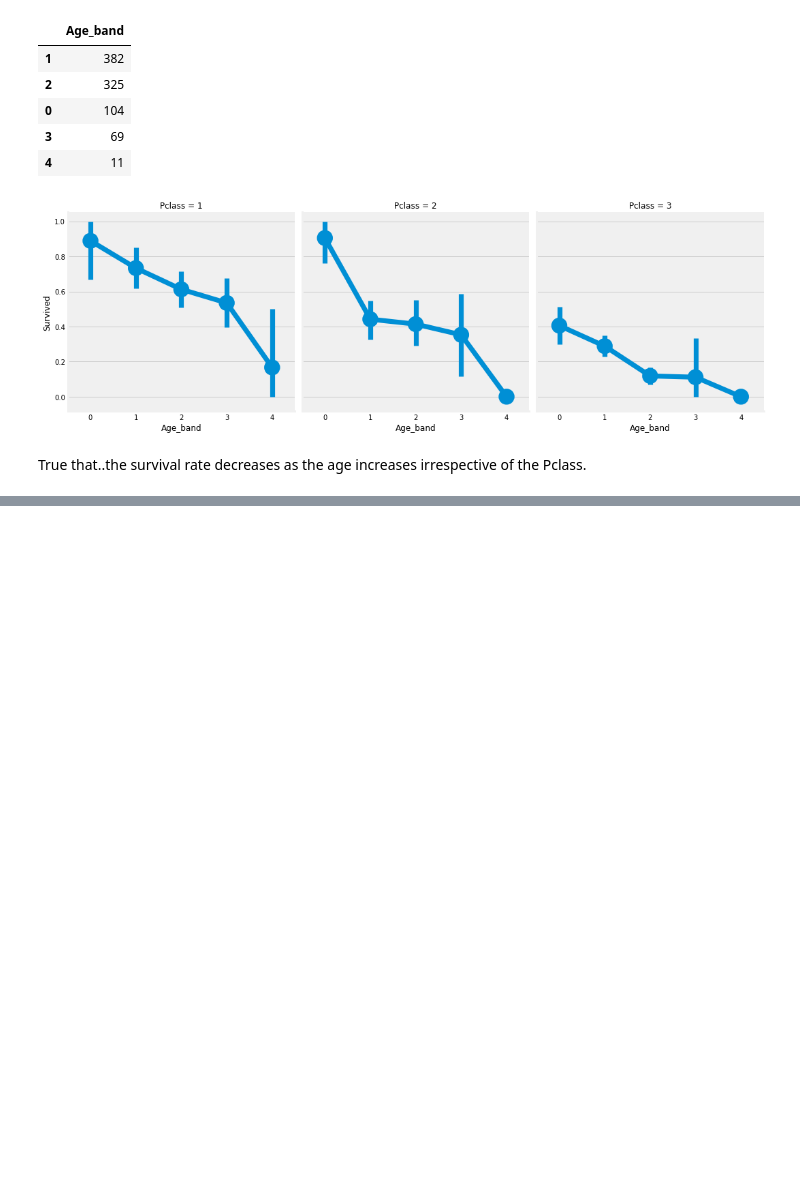
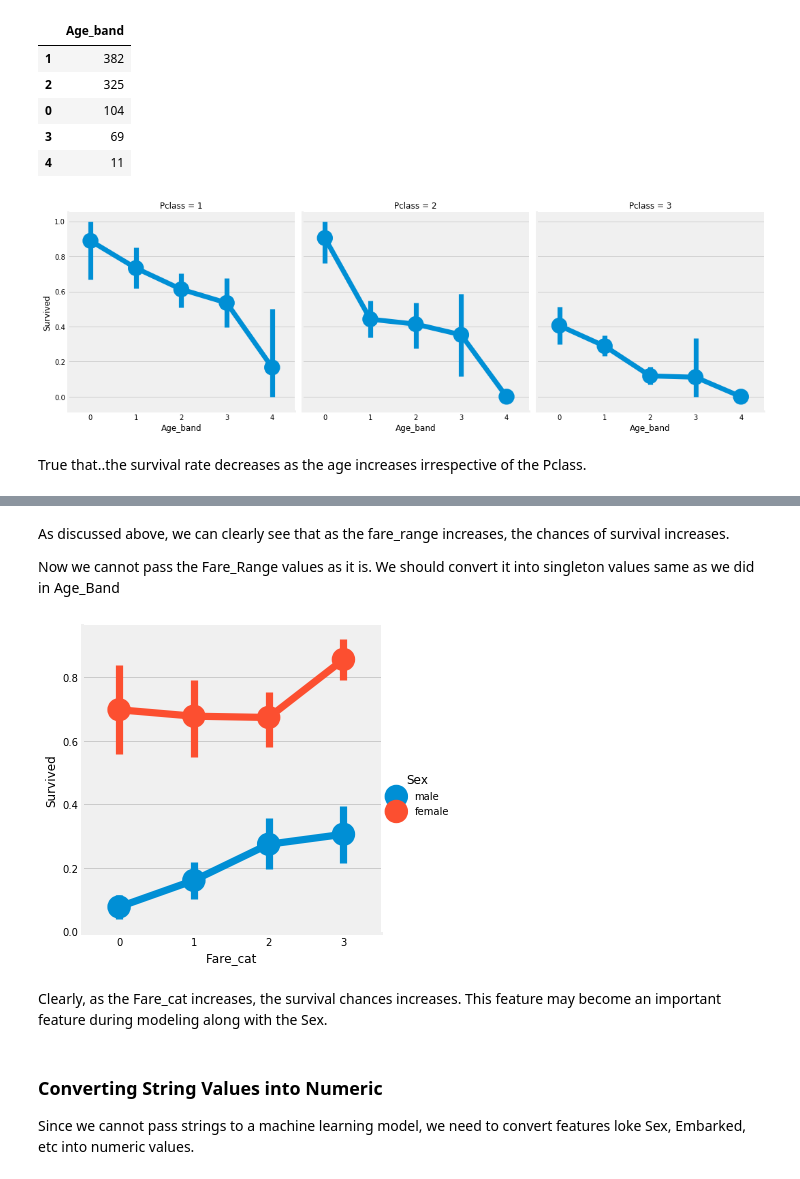
Before and after one commit to musainiramlee/Kaggle, a Jupyter notebook: Titanic Challenge.ipynb, the cells around one changed output, grey strips where cells are left out. Drawn from its saved outputs; the diff is of its cells as text; code cells hidden in the pictures; blank space fills up the shorter version.

```diff
--- a/Titanic Challenge.ipynb
+++ b/Titanic Challenge.ipynb
@@ -523,0 +557,3 @@ True that..the survival rate decreases as the age increases irrespective of the
+# %%
+df['Fare_Range']=pd.qcut(df['Fare'],4)
+df.groupby(['Fare_Range'])['Survived'].mean().to_frame().style.background_gradient(cmap='summer_r')
@@ -523,0 +567,20 @@ True that..the survival rate decreases as the age increases irrespective of the
+# %% [markdown]
+As discussed above, we can clearly see that as the fare_range increases, the chances of survival increases.
+
+Now we cannot pass the Fare_Range values as it is. We should convert it into singleton values same as we did in Age_Band
+# %%
+df['Fare_cat']=0
+df.loc[df['Fare']<=7.91,'Fare_cat']=0
+df.loc[(df['Fare']>7.91)&(df['Fare']<=14.454),'Fare_cat']=1
+df.loc[(df['Fare']>14.454)&(df['Fare']<=31),'Fare_cat']=2
+df.loc[(df['Fare']>31)&(df['Fare']<=513),'Fare_cat']=3
+# %%
+sns.factorplot('Fare_cat','Survived',data=df,hue='Sex')
+plt.show()
+# %% [output]
+[figure, added]
+# %% [markdown]
+Clearly, as the Fare_cat increases, the survival chances increases. This feature may become an important feature during modeling along with the Sex.
+# %% [markdown]
+### Converting String Values into Numeric
+Since we cannot pass strings to a machine learning model, we need to convert features loke Sex, Embarked, etc into numeric values.
```
Also changed, not shown: parts of 12 cells of this notebook.
